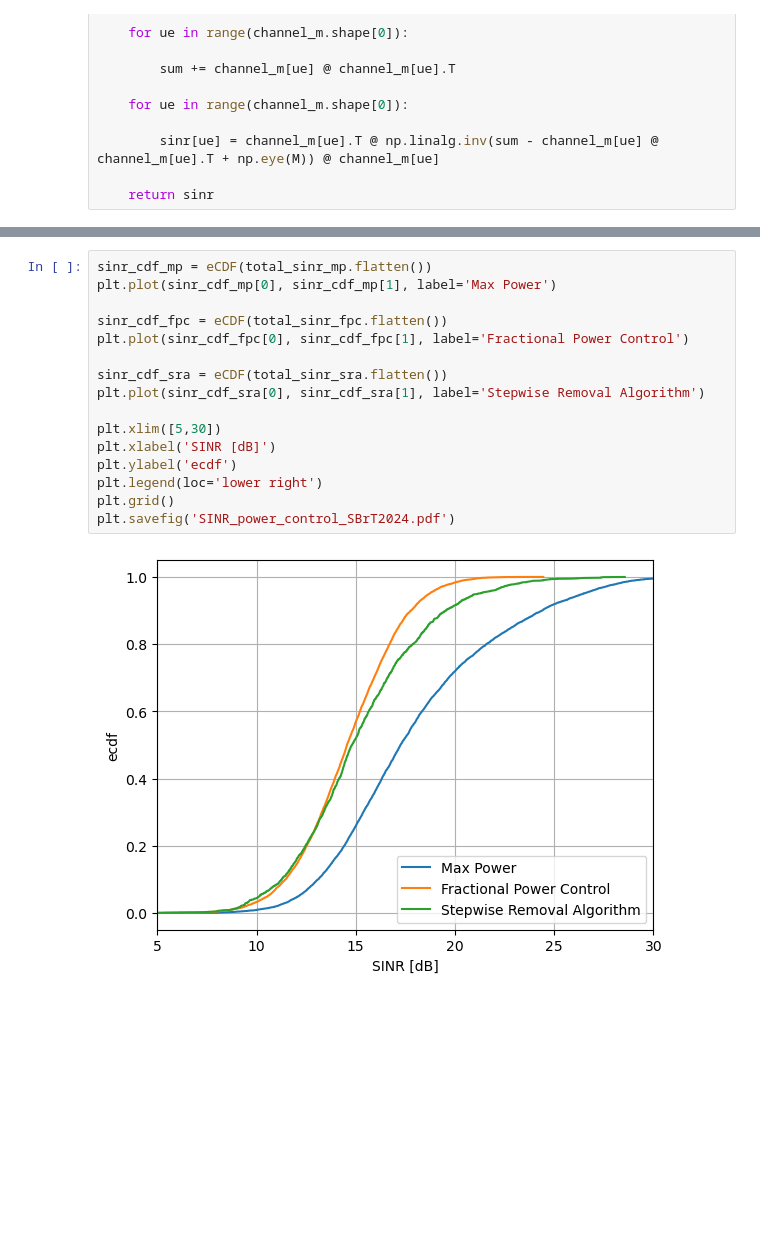
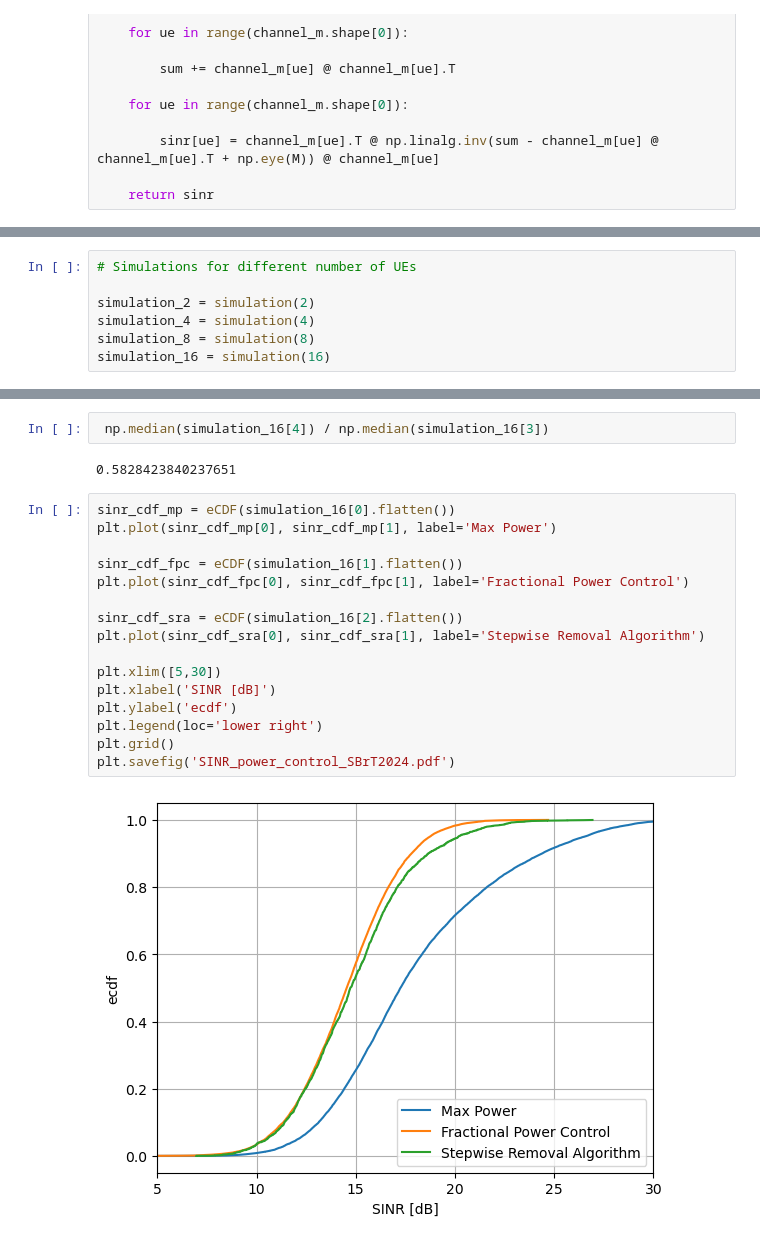
Before and after one commit to matheusdomingoscarneiro/cf-power-control, a Jupyter notebook: cellfree-pc-001.ipynb, the cells around one changed output, grey strips where cells are left out. Drawn from its saved outputs; the diff is of its cells as text; blank space fills up the shorter version.

```diff
--- a/cellfree-pc-001.ipynb
+++ b/cellfree-pc-001.ipynb
@@ -281,0 +386,7 @@ for seed in range(seeds):
+# %%
+# Simulations for different number of UEs
+
+simulation_2 = simulation(2)
+simulation_4 = simulation(4)
+simulation_8 = simulation(8)
+simulation_16 = simulation(16)
@@ -282,19 +491,23 @@ for seed in range(seeds):
+# %%
+ np.median(simulation_16[4]) / np.median(simulation_16[3])
+# %% [output]
+0.5828423840237651
 # %%
-sinr_cdf_mp = eCDF(total_sinr_mp.flatten())
+sinr_cdf_mp = eCDF(simulation_16[0].flatten())
 plt.plot(sinr_cdf_mp[0], sinr_cdf_mp[1], label='Max Power')
 
-sinr_cdf_fpc = eCDF(total_sinr_fpc.flatten())
+sinr_cdf_fpc = eCDF(simulation_16[1].flatten())
 plt.plot(sinr_cdf_fpc[0], sinr_cdf_fpc[1], label='Fractional Power Control')
 
-sinr_cdf_sra = eCDF(total_sinr_sra.flatten())
+sinr_cdf_sra = eCDF(simulation_16[2].flatten())
 plt.plot(sinr_cdf_sra[0], sinr_cdf_sra[1], label='Stepwise Removal Algorithm')
 
 plt.xlim([5,30])
 plt.xlabel('SINR [dB]')
 plt.ylabel('ecdf')
 plt.legend(loc='lower right')
 plt.grid()
 plt.savefig('SINR_power_control_SBrT2024.pdf')
 # %% [output]
-[figure, old version]
+[figure, new version]
 # %%
```
Also changed, not shown: parts of 8 cells of this notebook, 3 other files.
